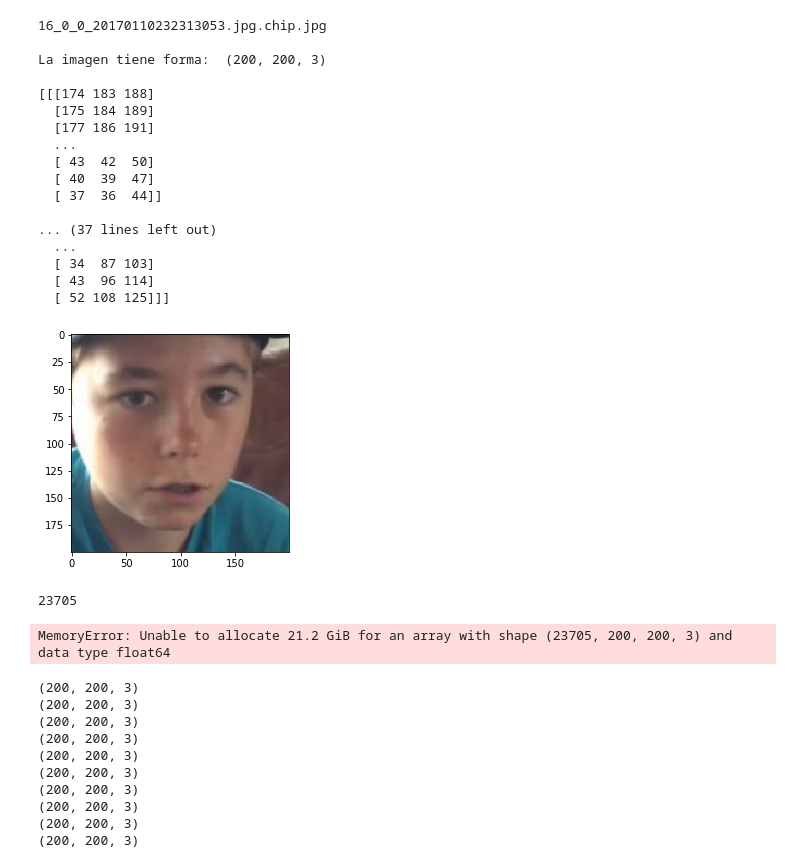
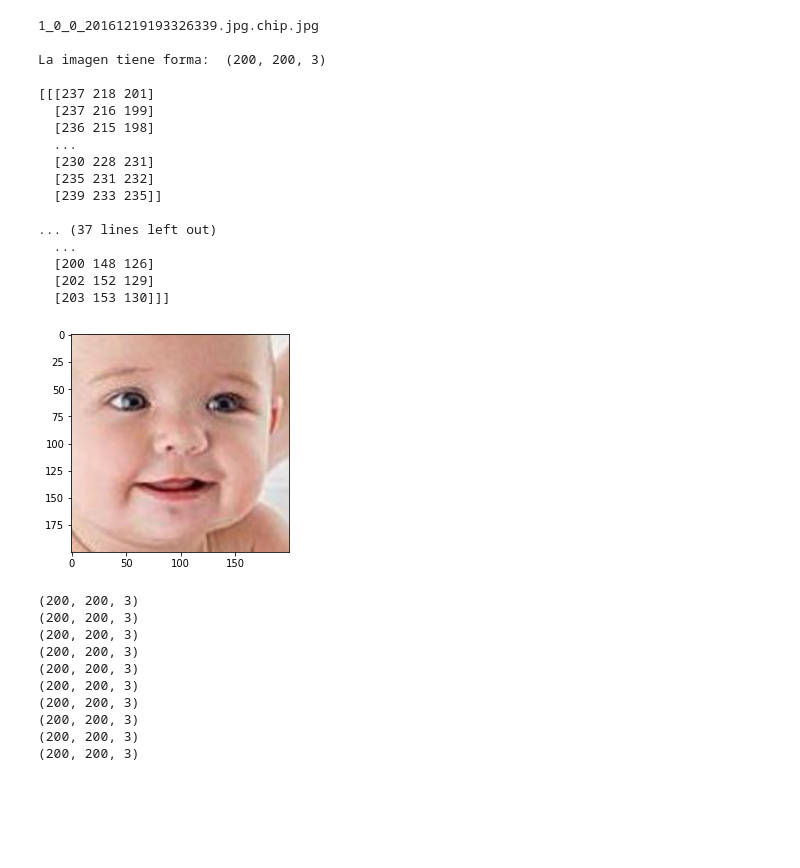
Before and after one commit to vachaconcu/Mineriadatos, a Jupyter notebook: Trabajo.ipynb, the cells around one changed output. Saved outputs shown, nothing was run; the diff lists cells and outputs as text; code cells hidden in the pictures; blank space fills up the shorter version.

```diff
--- a/Trabajo.ipynb
+++ b/Trabajo.ipynb
@@ -47,0 +34,4 @@ at
+# %%
+at = pd.read_csv('/content/drive/My Drive/Mineria/atributos.csv')
+os.chdir('/content/drive/My Drive/Mineria/UTKFace')
+at
@@ -48,42 +52,33 @@ at
 # %%
-from skimage import io
-import numpy as np
-import matplotlib.pyplot as plt
-import tensorflow as tf
-
-i=2000
+i=20
 print(at.Id[i])
 image=io.imread(at.Id[i])
 plt.imshow(image)
 
 Idata=np.array(image)
 print("\nLa imagen tiene forma: ",Idata.shape,"\n")
 print(Idata)
 # %% [output]
-16_0_0_20170110232313053.jpg.chip.jpg
+1_0_0_20161219193326339.jpg.chip.jpg
 
 La imagen tiene forma:  (200, 200, 3)
 
-[[[174 183 188]
-  [175 184 189]
-  [177 186 191]
+[[[237 218 201]
+  [237 216 199]
+  [236 215 198]
   ...
-  [ 43  42  50]
-  [ 40  39  47]
-  [ 37  36  44]]
+  [230 228 231]
+  [235 231 232]
+  [239 233 235]]
 
 ... (37 lines left out)
   ...
-  [ 34  87 103]
-  [ 43  96 114]
-  [ 52 108 125]]]
+  [200 148 126]
+  [202 152 129]
+  [203 153 130]]]
-[figure, old version]
+[figure, new version]
 # %%
-print(at.shape[0])
-X3=np.zeros((23705,200,200,3))
+X=np.zeros((at.shape[0],200,200,3))
-# %% [output]
-23705
-MemoryError: Unable to allocate 21.2 GiB for an array with shape (23705, 200, 200, 3) and data type float64
 # %%
 for i in range(2000,2010):
     x=at.Id[i]
```
Also changed, not shown: parts of 7 cells of this notebook.
